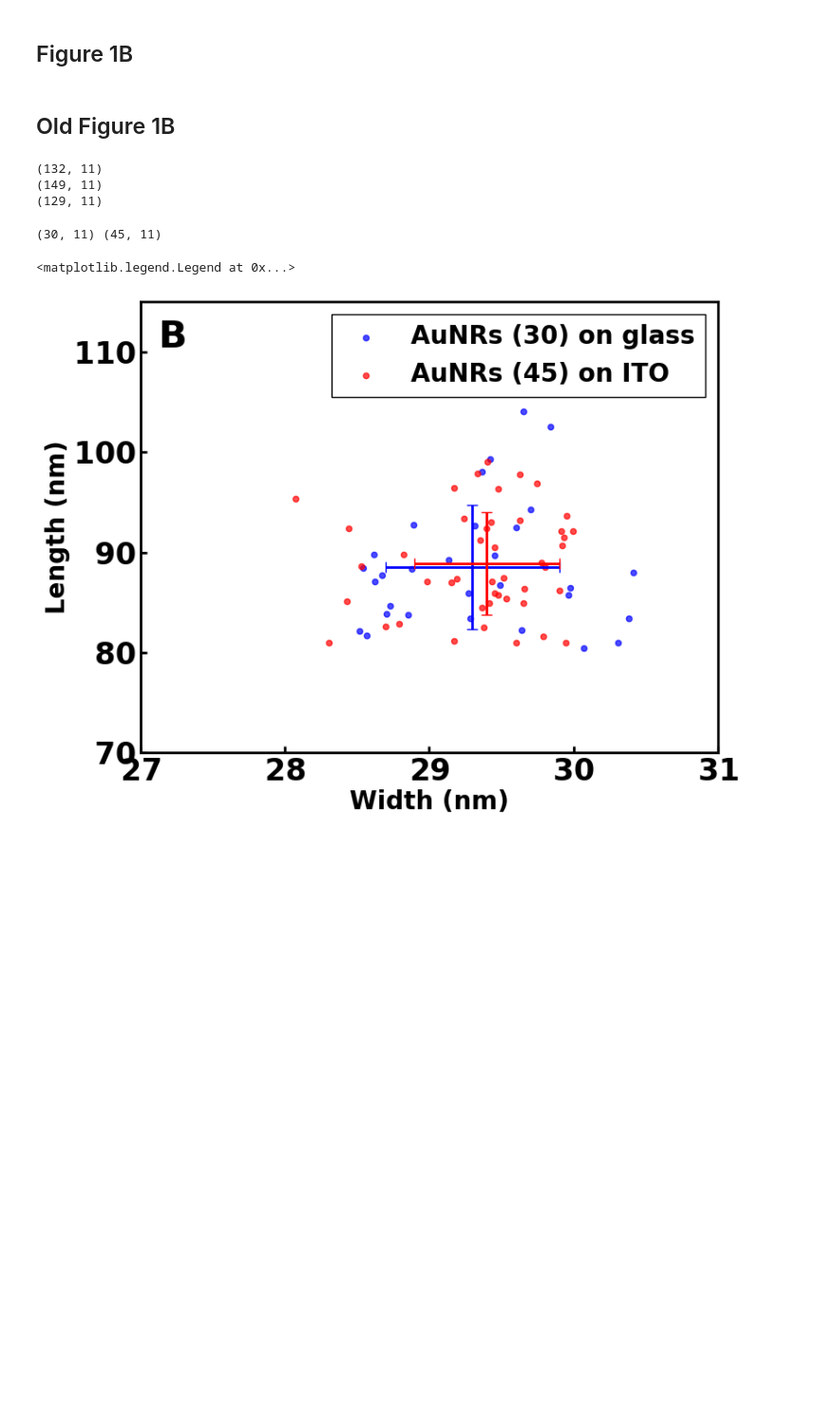
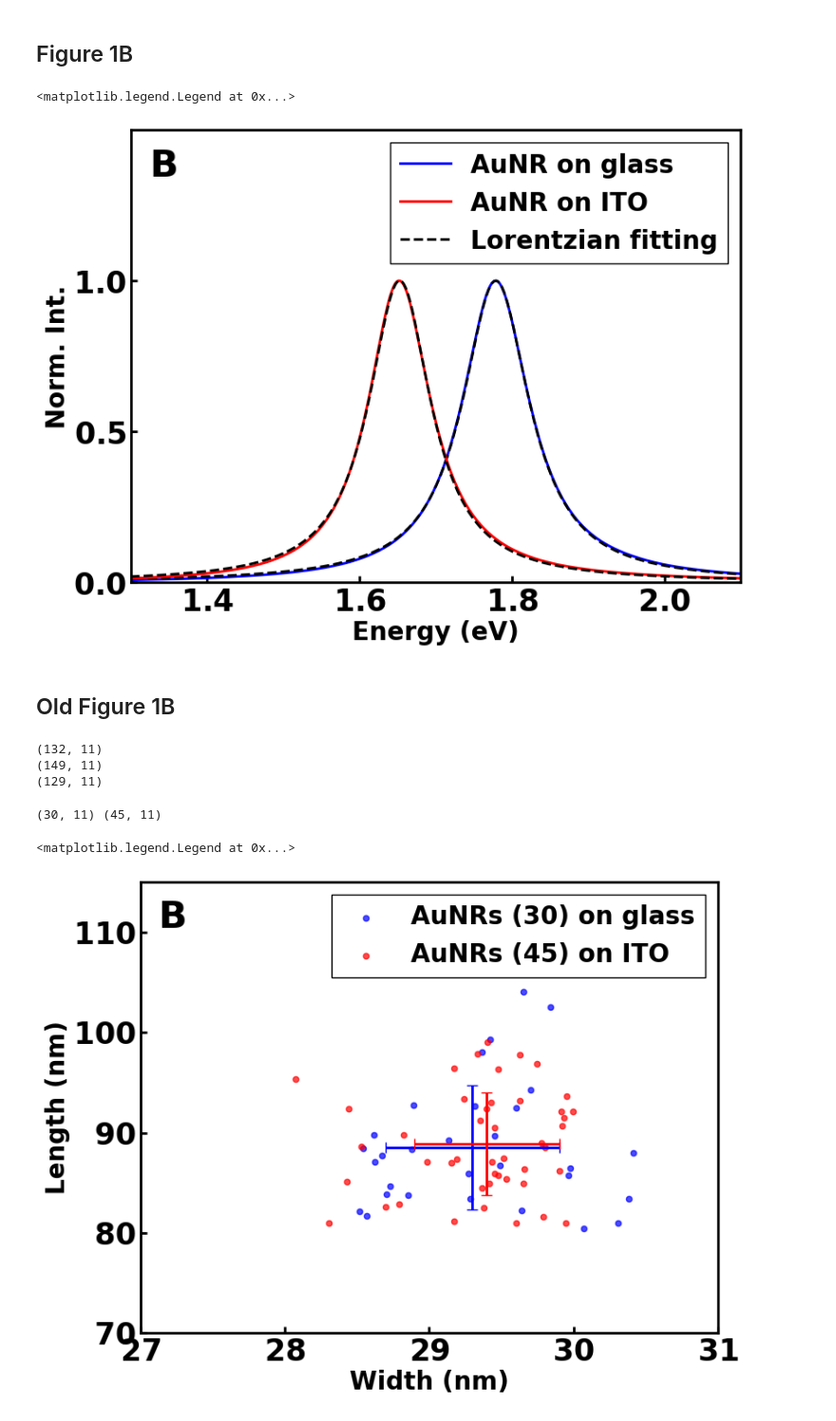
Before and after one commit to SWAN88/AuNR_DA, a Jupyter notebook: 051324_AuNR_DA_figures.ipynb, the cells around one changed output. Shown at 95% size. Cells and saved outputs as stored; diff of their text form; code cells hidden in the pictures; blank space fills up the shorter version.

```diff
--- a/051324_AuNR_DA_figures.ipynb
+++ b/051324_AuNR_DA_figures.ipynb
@@ -152,13 +148,38 @@ AuNR on ITO width 27.1117, length 93.6462
 # %% [markdown]
 ## Figure 1B
+# %%
+fig1b_glass_data = pd.read_csv(Path(p_data, 'P007_rod_glass_W_29.75_L_90.51.txt'))
+fig1b_glass_data['sim_ene'] = 1240 / fig1b_glass_data['wav']
+fig1b_ito_data = pd.read_csv(Path(p_data, 'P059_rod_ito_W_28.04_L_92.75.txt'))
+fig1b_ito_data['sim_ene'] = 1240 / fig1b_ito_data['wav']
 # %%
-# extract specific .fsp file after renaming
-part_num = 7
+fig, ax = plt.subplots()
 
-fitting_range = np.linspace(min(exp_data['exp_ene'][part_num-1]), max(exp_data['exp_ene'][part_num-1]), len(exp_data['exp_ene'][part_num-1]))
+# AuNR on glass
+max_int_glass, eres_glass, linewidth_glass = Lorentzian.lorentzian(fig1b_glass_data['sim_ene'], fig1b_glass_data['cscat'])
+fitting_sim_glass = Lorentzian.func(fig1b_glass_data['sim_ene'], max_int_glass, eres_glass, linewidth_glass)
 
-sim_path_origin = "Z:/Katsuya Shiratori/003_simulations/my_fdtd/230523/1_origin/"
-sim_data_origin, R2_origin = extract_sim(sim_path_origin, part_num, exp_data, fitting_range)
+ax.plot(fig1b_glass_data['sim_ene'], fig1b_glass_data['cscat']/max(fig1b_glass_data['cscat']), c='b', lw=2, label='AuNR on glass')
+ax.plot(fig1b_glass_data['sim_ene'], fitting_sim_glass/max(fitting_sim_glass), c='k', lw=2, ls='--')
 
-sim_path = "Z:/Katsuya Shiratori/003_simulations/my_fdtd/230523/0_matched/"
-sim_data, R2 = extract_sim(sim_path, part_num, exp_data, fitting_range)
+# AuNR on ITO
+max_int_ito, eres_ito, linewidth_ito = Lorentzian.lorentzian(fig1b_ito_data['sim_ene'], fig1b_ito_data['cscat'])
+fitting_sim_ito = Lorentzian.func(fig1b_ito_data['sim_ene'], max_int_ito, eres_ito, linewidth_ito)
+
+ax.plot(fig1b_ito_data['sim_ene'], fig1b_ito_data['cscat']/max(fig1b_ito_data['cscat']), c='r', lw=2, label='AuNR on ITO')
+ax.plot(fig1b_ito_data['sim_ene'], fitting_sim_ito/max(fitting_sim_ito), c='k', lw=2, ls='--', label='Lorentzian fitting')
+
+ax.set_xticks([1.4, 1.6, 1.8, 2.0])
+ax.set_yticks([0.0, 0.5, 1.0])
+ax.set_xlabel('Energy (eV)')
+ax.set_ylabel('Norm. Int.')
+ax.set_xlim(1.3, 2.1)
+ax.set_ylim(0, 1.5)
+
+ax.text(0.03, 0.96, 'B', ha='left', va='top', transform=ax.transAxes, fontsize=30)
+plt.legend(fontsize=20)
+
+# plt.savefig("ITO_Figure1B.svg", format="svg", dpi=300)
+# %% [output]
+<matplotlib.legend.Legend at 0x...>
+[figure, added]
```
Also changed, not shown: parts of 4 cells of this notebook, 6 other files.
